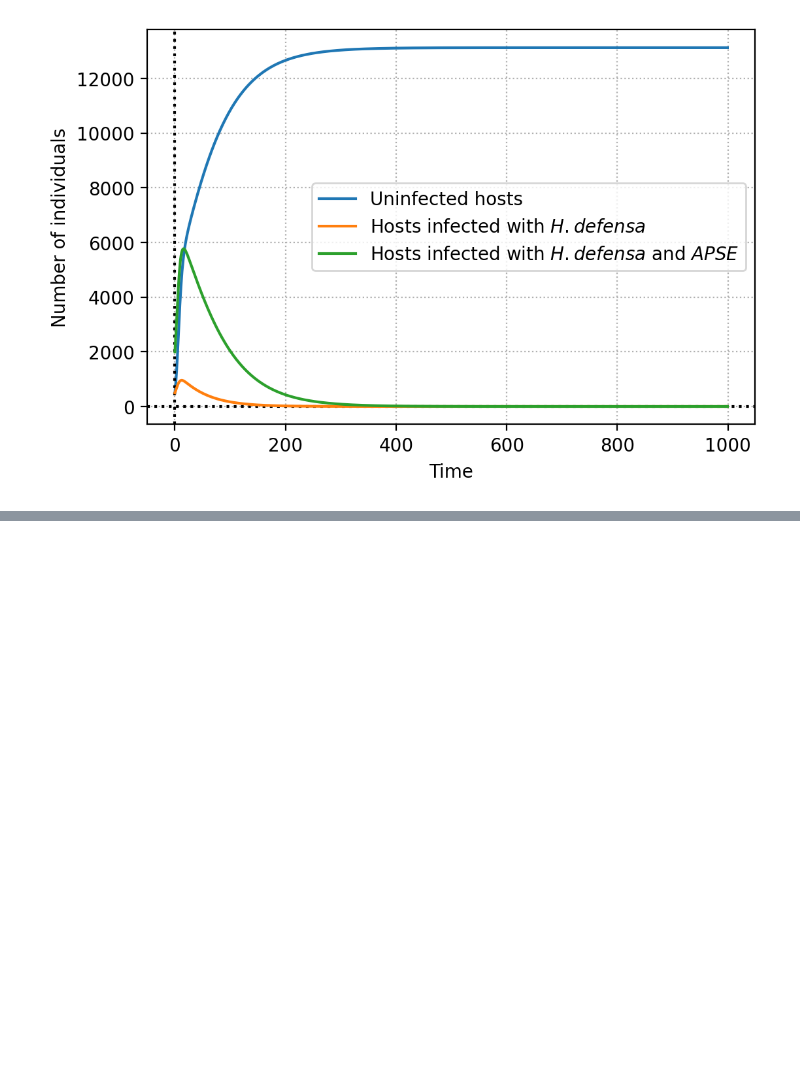
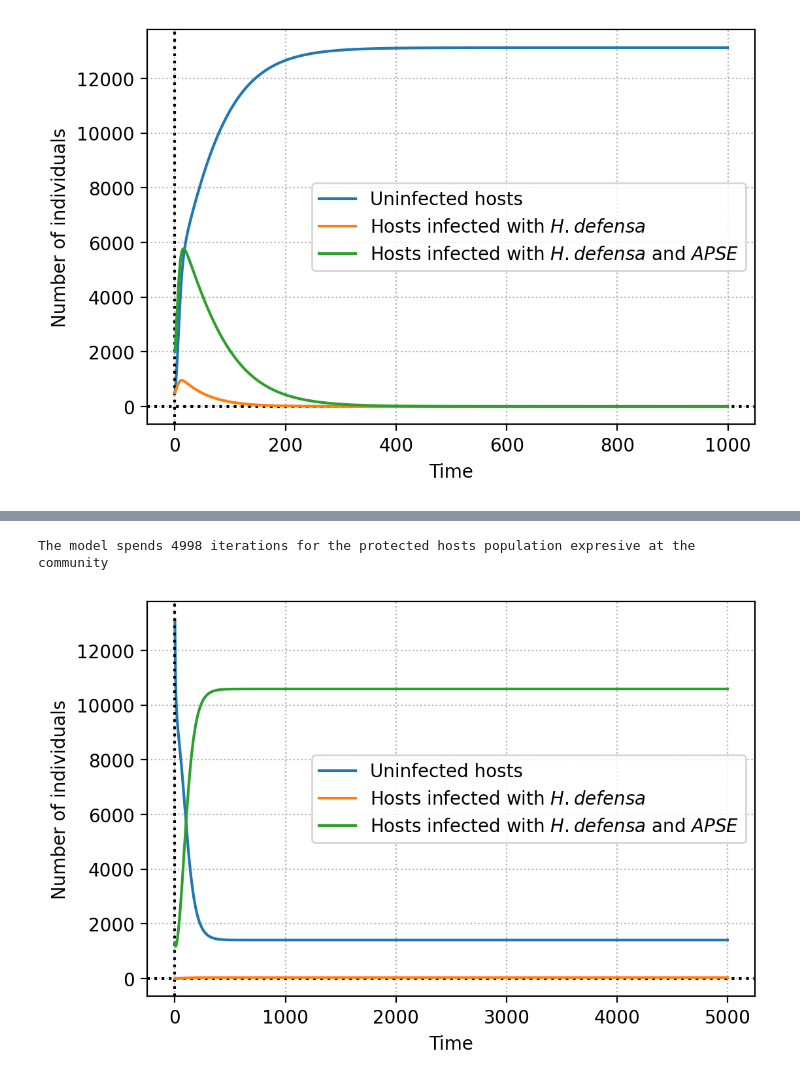
Before and after one commit to GabrielRPalma/bepr, a Jupyter notebook: examples/bepr.ipynb, the cells around one changed output, grey strips where cells are left out. Saved outputs shown, nothing was run; the diff lists cells and outputs as text; code cells hidden in the pictures; blank space fills up the shorter version.

```diff
--- a/examples/bepr.ipynb
+++ b/examples/bepr.ipynb
@@ -27,0 +37,9 @@ model_plot(y=teste_values, save=True, S_name=' MedicagosativaWP.png')
+# %%
+dynamics, time  = get_resistence_dynamcics(initial_values = [500, 500, 500],
+                                   p_future = 300, count= arange(2, 5000, 1),
+                                   my_parms=[0, 0.05, 0.995, 0.9,0.995, 0.285,0.9175, 1/105, .2, .3],
+                                  alpha=0.8 * 15000)
+model_plot(y=dynamics, save=False, S_name=' MedicagosativaWP.png')
+# %% [output]
+The model spends 4998 iterations for the protected hosts population expresive at the community
+[figure, added]
```
Also changed, not shown: parts of 2 cells of this notebook, 1 other file.
